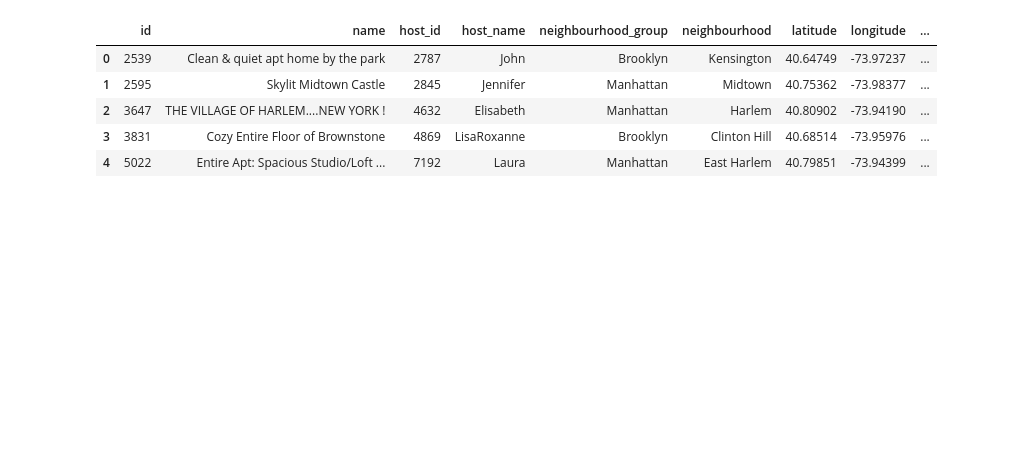
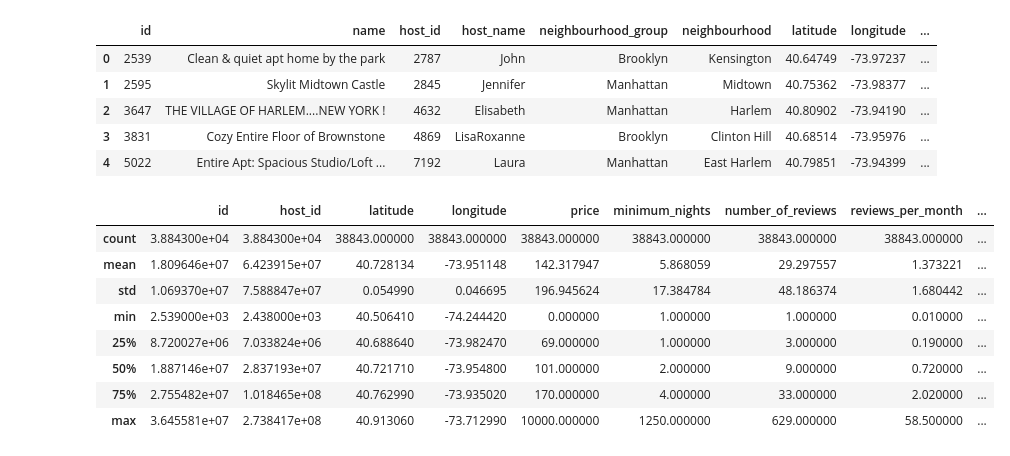
Before and after one commit to leowu555/airbnb-listing-popularity-prediction, a Jupyter notebook: airbnb_project.ipynb, the cells around one changed output. Saved outputs shown, nothing was run; the diff lists cells and outputs as text; code cells hidden in the pictures; blank space fills up the shorter version.

```diff
--- a/airbnb_project.ipynb
+++ b/airbnb_project.ipynb
@@ -26,0 +37,12 @@ df.head()
+# %%
+df.describe()
+# %% [output]
+|  | id | host_id | latitude | longitude | price | minimum_nights | number_of_reviews | reviews_per_month | ... |
+| count | 3.884300e+04 | 3.884300e+04 | 38843.000000 | 38843.000000 | 38843.000000 | 38843.000000 | 38843.000000 | 38843.000000 | ... |
+| mean | 1.809646e+07 | 6.423915e+07 | 40.728134 | -73.951148 | 142.317947 | 5.868059 | 29.297557 | 1.373221 | ... |
+| std | 1.069370e+07 | 7.588847e+07 | 0.054990 | 0.046695 | 196.945624 | 17.384784 | 48.186374 | 1.680442 | ... |
+| min | 2.539000e+03 | 2.438000e+03 | 40.506410 | -74.244420 | 0.000000 | 1.000000 | 1.000000 | 0.010000 | ... |
+| 25% | 8.720027e+06 | 7.033824e+06 | 40.688640 | -73.982470 | 69.000000 | 1.000000 | 3.000000 | 0.190000 | ... |
+| 50% | 1.887146e+07 | 2.837193e+07 | 40.721710 | -73.954800 | 101.000000 | 2.000000 | 9.000000 | 0.720000 | ... |
+| 75% | 2.755482e+07 | 1.018465e+08 | 40.762990 | -73.935020 | 170.000000 | 4.000000 | 33.000000 | 2.020000 | ... |
+| max | 3.645581e+07 | 2.738417e+08 | 40.913060 | -73.712990 | 10000.000000 | 1250.000000 | 629.000000 | 58.500000 | ... |
```
Also changed, not shown: parts of 14 cells of this notebook.
